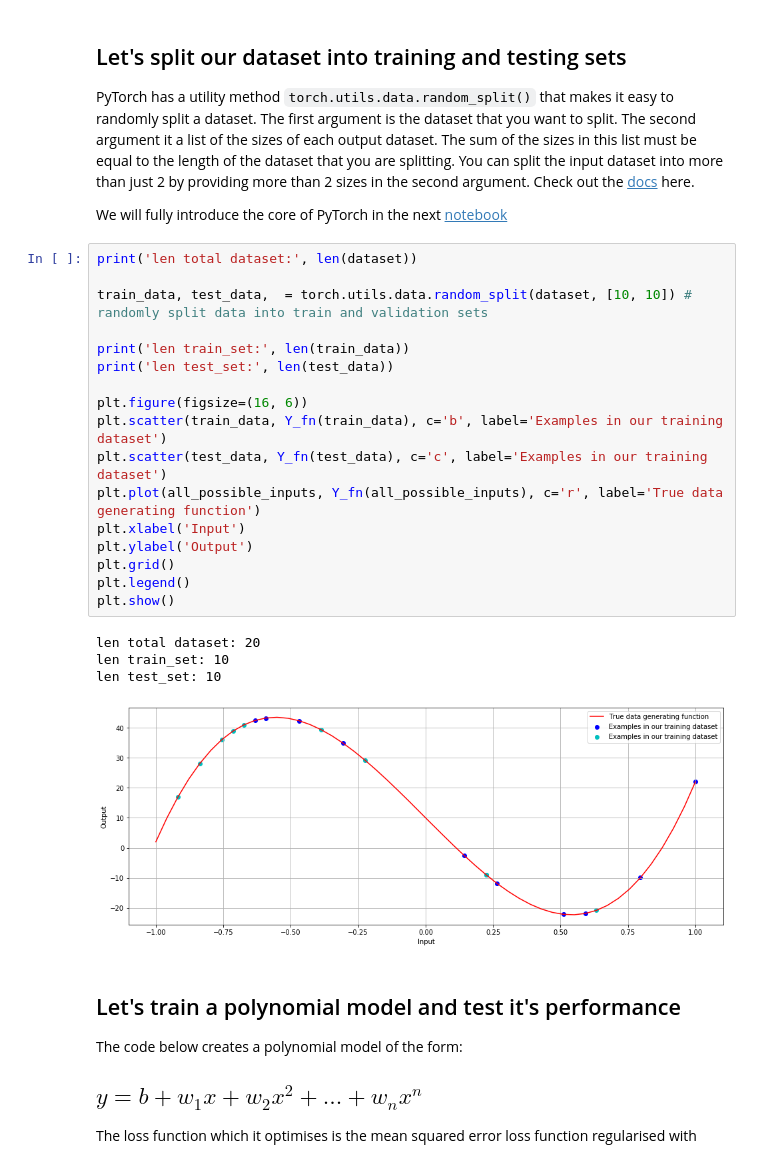
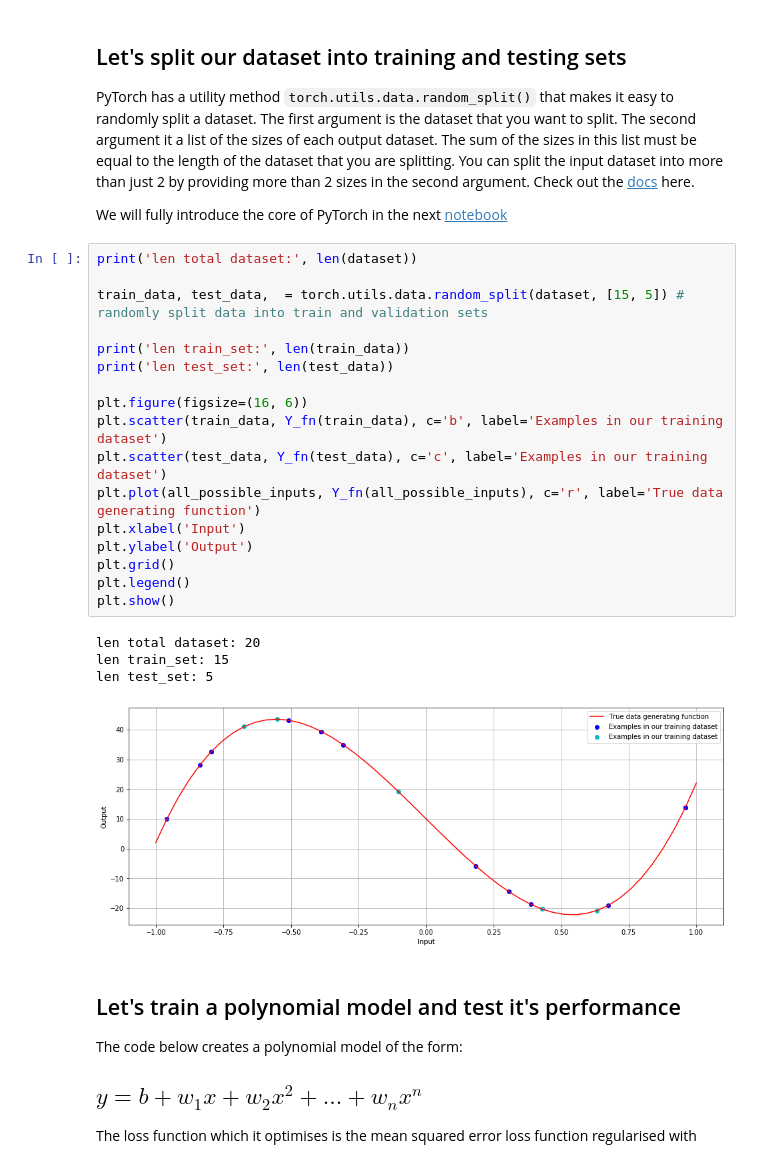
Before and after one commit to AI-Core/Neural-Networks, a Jupyter notebook: Hyperparameters and validation sets.ipynb, the cells around one changed output. Drawn from its saved outputs; the diff is of its cells as text.

```diff
--- a/Hyperparameters and validation sets.ipynb
+++ b/Hyperparameters and validation sets.ipynb
@@ -49,25 +49,25 @@ We will fully introduce the core of PyTorch in the next [notebook](https://theai
 # %%
 print('len total dataset:', len(dataset))
 
-train_data, test_data,  = torch.utils.data.random_split(dataset, [10, 10]) # randomly split data into train and validation sets
+train_data, test_data,  = torch.utils.data.random_split(dataset, [15, 5]) # randomly split data into train and validation sets
 
 print('len train_set:', len(train_data))
 print('len test_set:', len(test_data))
 
 plt.figure(figsize=(16, 6))
 plt.scatter(train_data, Y_fn(train_data), c='b', label='Examples in our training dataset')
 plt.scatter(test_data, Y_fn(test_data), c='c', label='Examples in our training dataset')
 plt.plot(all_possible_inputs, Y_fn(all_possible_inputs), c='r', label='True data generating function')
 plt.xlabel('Input')
 plt.ylabel('Output')
 plt.grid()
 plt.legend()
 plt.show()
 # %% [output]
 len total dataset: 20
-len train_set: 10
-len test_set: 10
+len train_set: 15
+len test_set: 5
-[figure, old version]
+[figure, new version]
 # %% [markdown]
 ## Let's train a polynomial model and test it's performance
 
```
Also changed, not shown: parts of 11 cells of this notebook.
